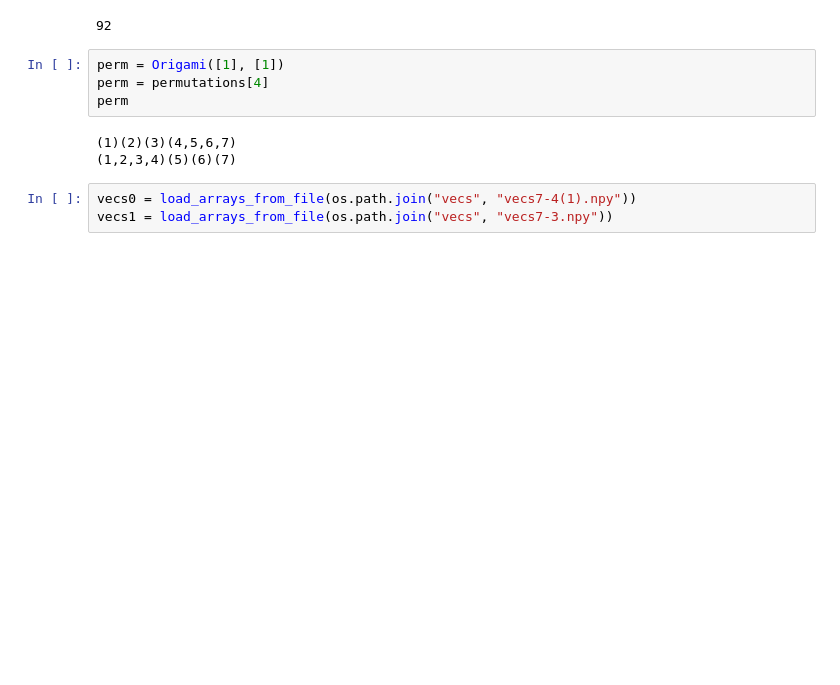
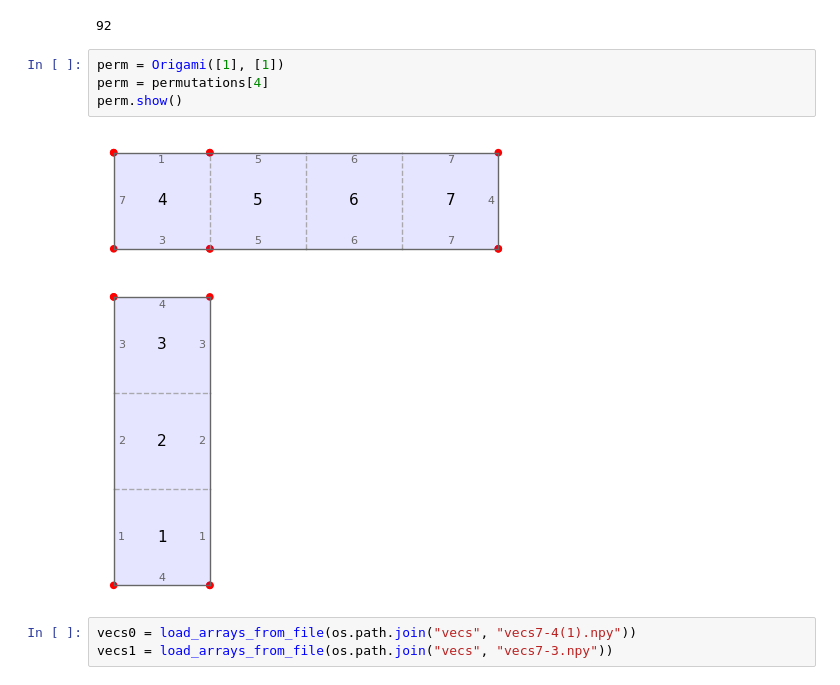
Before and after one commit to mlbeers/MXM, a Jupyter notebook: Poincare_Sections/Testing.ipynb, the cells around one changed output. Drawn from its saved outputs; the diff is of its cells as text; blank space fills up the shorter version.

```diff
--- a/Poincare_Sections/Testing.ipynb
+++ b/Poincare_Sections/Testing.ipynb
@@ -102,10 +102,9 @@ len(permutations)
 # %%
 perm = Origami([1], [1])
 perm = permutations[4]
-perm
+perm.show()
 # %% [output]
-(1)(2)(3)(4,5,6,7)
-(1,2,3,4)(5)(6)(7)
+[figure, added]
 # %%
 vecs0 = load_arrays_from_file(os.path.join("vecs", "vecs7-4(1).npy"))
 vecs1 = load_arrays_from_file(os.path.join("vecs", "vecs7-3.npy"))
```
Also changed, not shown: parts of 5 cells of this notebook.
